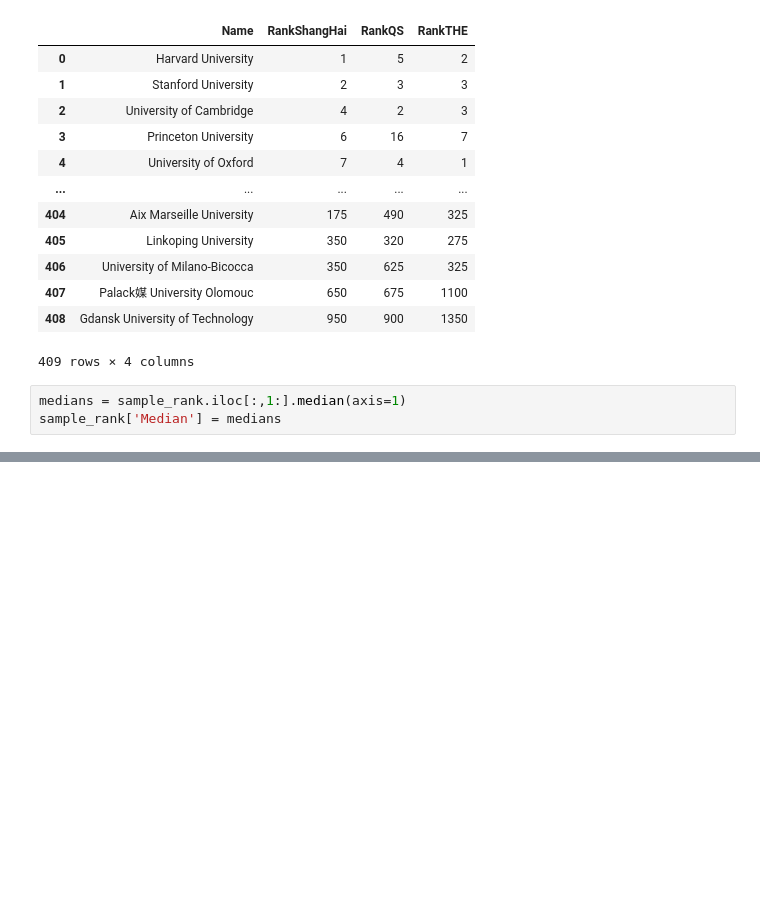
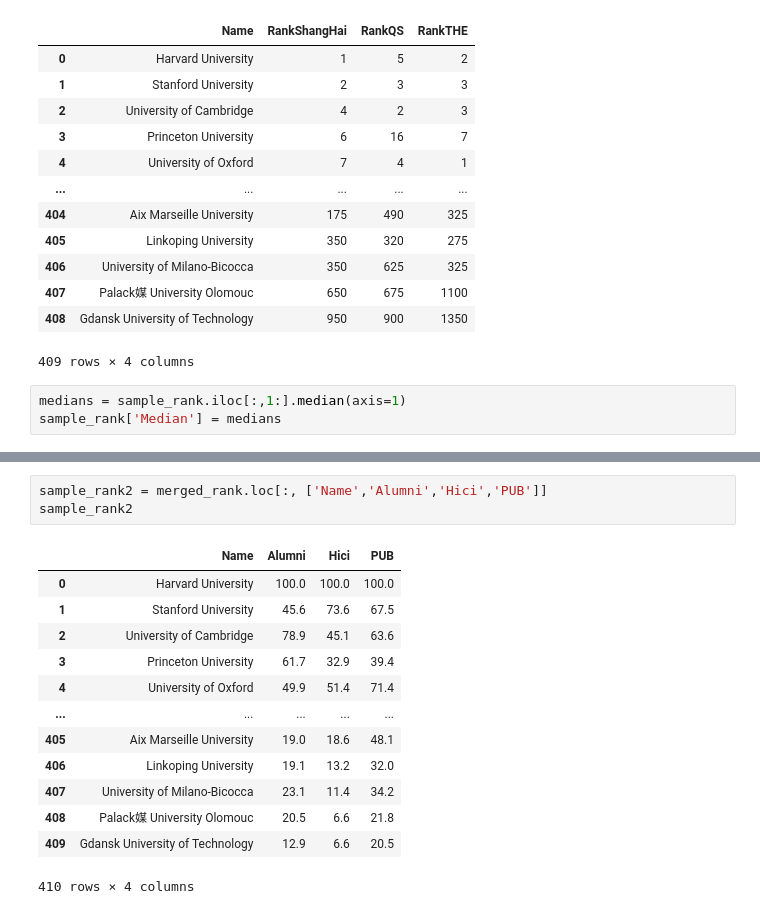
Before and after one commit to Menamot/ISCF, a Jupyter notebook: test.ipynb, the cells around one changed output, grey strips where cells are left out. Cells and saved outputs as stored; diff of their text form; blank space fills up the shorter version.

```diff
--- a/test.ipynb
+++ b/test.ipynb
@@ -177,0 +164,17 @@ sample_rank
+# %%
+sample_rank2 = merged_rank.loc[:, ['Name','Alumni','Hici','PUB']]
+sample_rank2
+# %% [output]
+|  | Name | Alumni | Hici | PUB |
+| 0 | Harvard University | 100.0 | 100.0 | 100.0 |
+| 1 | Stanford University | 45.6 | 73.6 | 67.5 |
+| 2 | University of Cambridge | 78.9 | 45.1 | 63.6 |
+| 3 | Princeton University | 61.7 | 32.9 | 39.4 |
+| 4 | University of Oxford | 49.9 | 51.4 | 71.4 |
+| ... | ... | ... | ... | ... |
+| 405 | Aix Marseille University | 19.0 | 18.6 | 48.1 |
+| 406 | Linkoping University | 19.1 | 13.2 | 32.0 |
+| 407 | University of Milano-Bicocca | 23.1 | 11.4 | 34.2 |
+| 408 | Palack媒 University Olomouc | 20.5 | 6.6 | 21.8 |
+| 409 | Gdansk University of Technology | 12.9 | 6.6 | 20.5 |
+410 rows × 4 columns
```
Also changed, not shown: parts of 5 cells of this notebook.
